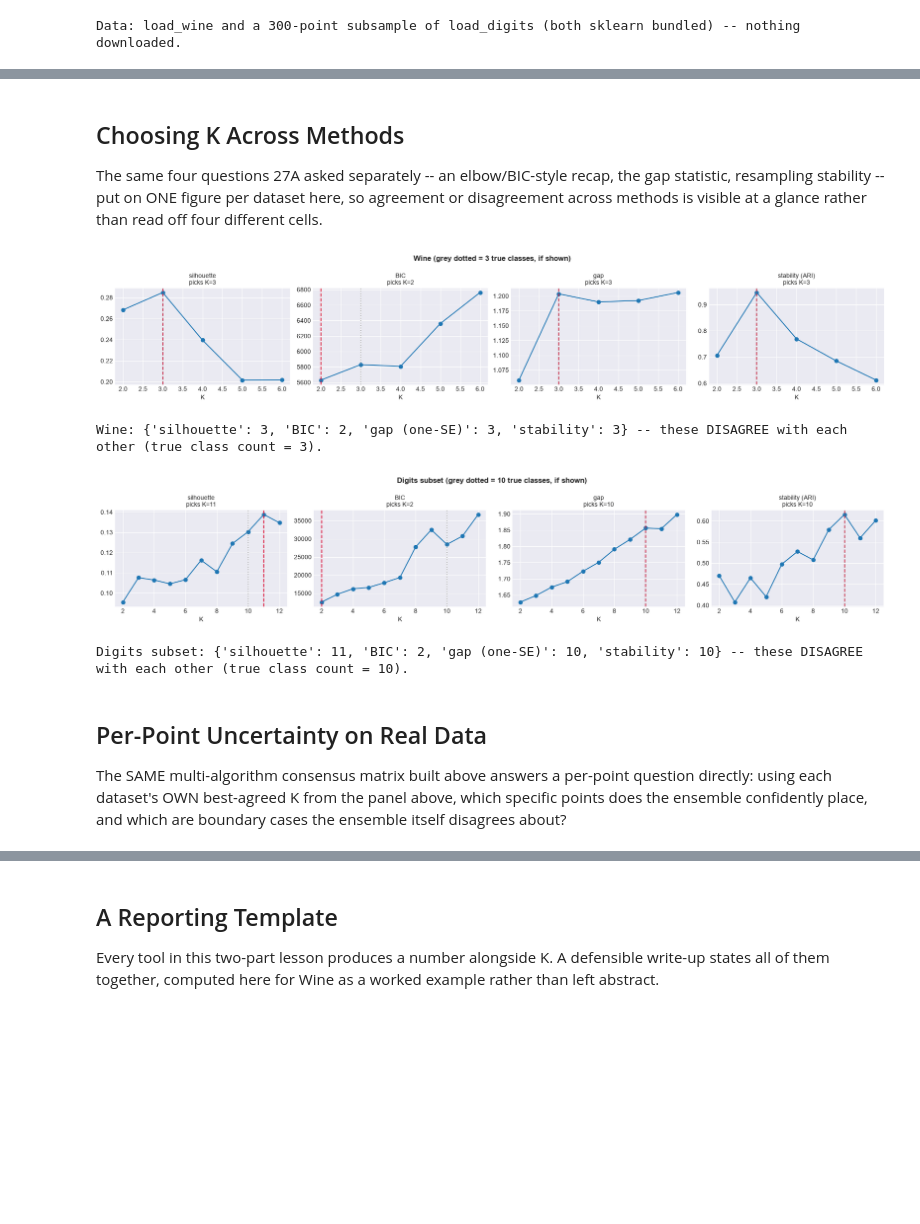
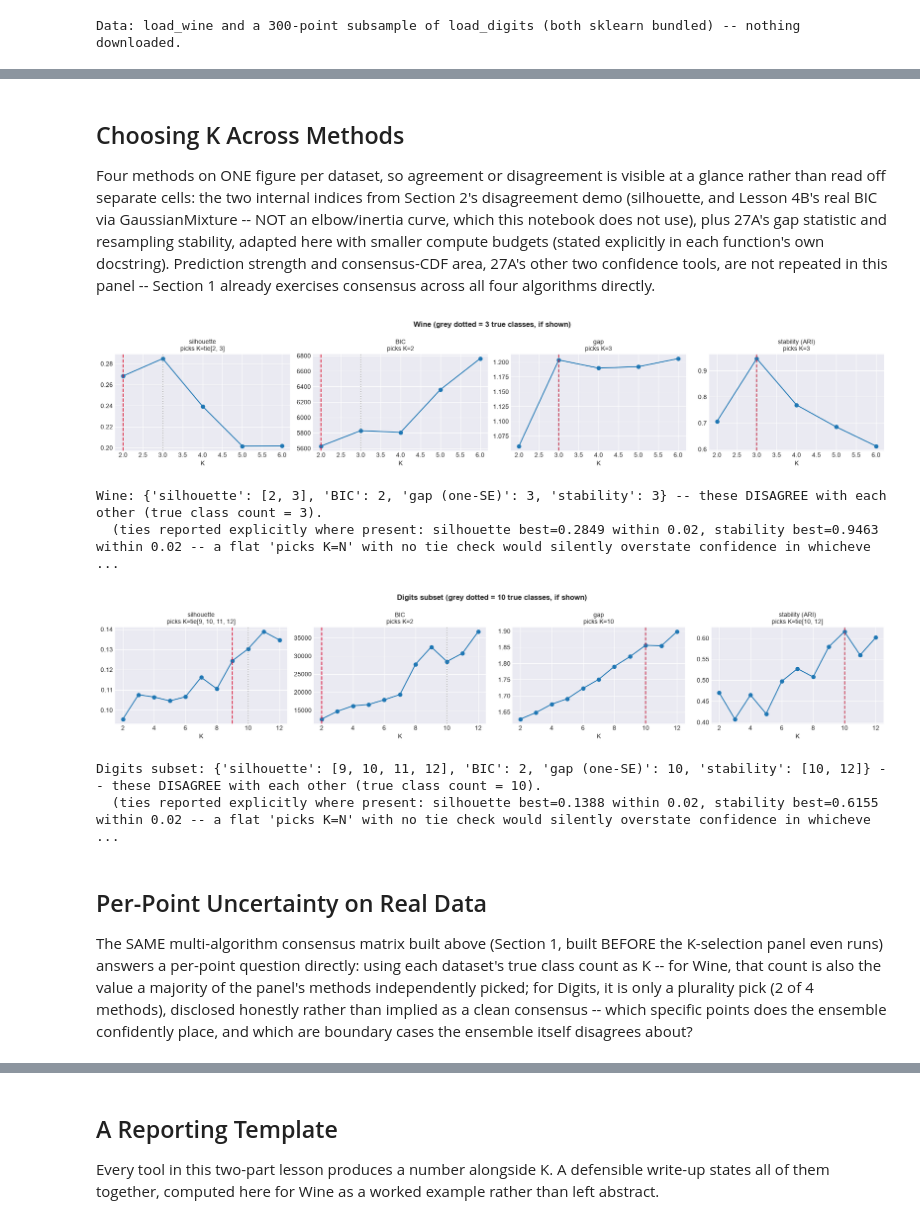
Before and after one commit to powell-clark/unsupervised-learning, a Jupyter notebook: notebooks/27b_clustering_stability_practical.ipynb, the cells around one changed output, grey strips where cells are left out. Cells and saved outputs as stored; diff of their text form; code cells hidden in the pictures; blank space fills up the shorter version.

```diff
--- a/notebooks/27b_clustering_stability_practical.ipynb
+++ b/notebooks/27b_clustering_stability_practical.ipynb
@@ -138,9 +161,13 @@ Ensemble built for both datasets in 5.8s ({'gmm': 6, 'hdbscan': 6, 'kmeans': 6,
 <a name="choosing-k"></a>
 ## Choosing K Across Methods
 
-The same four questions 27A asked separately -- an elbow/BIC-style recap, the gap statistic, resampling
-stability -- put on ONE figure per dataset here, so agreement or disagreement across methods is visible at
-a glance rather than read off four different cells.
+Four methods on ONE figure per dataset, so agreement or disagreement is visible at a glance rather than
+read off separate cells: the two internal indices from Section 2's disagreement demo (silhouette, and
+Lesson 4B's real BIC via GaussianMixture -- NOT an elbow/inertia curve, which this notebook does not use),
+plus 27A's gap statistic and resampling stability, adapted here with smaller compute budgets (stated
+explicitly in each function's own docstring). Prediction strength and consensus-CDF area, 27A's other
+two confidence tools, are not repeated in this panel -- Section 1 already exercises consensus across all
+four algorithms directly.
 # %%
 def within_dispersion(X, labels, k):
     total = 0.0
@@ -153,7 +180,10 @@ def within_dispersion(X, labels, k):
 
 
 def gap_statistic(X, k_range, B=15, seed=SEED):
-    'Reused from 27A unchanged: PCA-aligned uniform reference, one-SE rule.'
+    """Adapted from 27A (same PCA-aligned uniform reference and one-SE rule; B and n_init
+    reduced -- 20->15 references, 10/5->5/3 restarts -- to keep a two-dataset, multi-K
+    sweep fast; this is a real behaviour change, not a cosmetic one, so it is stated here
+    rather than claimed as unchanged."""
     rng_local = np.random.default_rng(seed)
     Xc = X - X.mean(axis=0)
     U, S, Vt = np.linalg.svd(Xc, full_matrices=False)
@@ -171,7 +201,7 @@ def gap_statistic(X, k_range, B=15, seed=SEED):
             log_wk_refs.append(np.log(within_dispersion(X_ref, km_ref.labels_, k)))
         log_wk_refs = np.array(log_wk_refs)
         gaps.append(log_wk_refs.mean() - log_wk)
-        sks.append(log_wk_refs.std(ddof=1) * np.sqrt(1 + 1 / B))
+        sks.append(log_wk_refs.std(ddof=0) * np.sqrt(1 + 1 / B))
     return np.array(gaps), np.array(sks)
 
 
@@ -184,7 +214,10 @@ def one_se_k(k_range, gaps, sks):
 
 
 def stability_curve(X, k_range, n_resamples=12, subsample_frac=0.8, seed=SEED):
-    'Reused from 27A unchanged: mean pairwise ARI on shared points, per K.'
+    """Adapted from 27A (same mean-pairwise-ARI-on-shared-points logic; n_resamples
+    15->12 and n_init 5->3 for speed, and this version returns only the mean, not the
+    std, since the panel below does not plot error bars) -- again a real change, stated
+    rather than claimed as unchanged."""
     rng_local = np.random.default_rng(seed)
     n = X.shape[0]
     sub_n = int(n * subsample_frac)
@@ -212,55 +245,79 @@ def stability_curve(X, k_range, n_resamples=12, subsample_frac=0.8, seed=SEED):
     return np.array(means)
 
 
-def k_selection_panel(X, name, k_range, true_k=None):
+def tie_aware_pick(k_range, vals, maximize, tol):
+    "K that optimises vals, PLUS every other K within tol of it -- 27A's own tie-check discipline."
+    k_list = list(k_range)
+    finite = [(k, v) for k, v in zip(k_list, vals) if np.isfinite(v)]
+    best_val = max(v for _, v in finite) if maximize else min(v for _, v in finite)
+    tied = [k for k, v in finite if abs(v - best_val) <= tol]
+    return (tied[0] if len(tied) == 1 else tied), best_val
+
+
+def k_selection_panel(X, name, k_range, true_k=None, tol_sil=0.02, tol_stab=0.02):
     sils, bics = [], []
     for k in k_range:
         km = KMeans(n_clusters=k, n_init=5, random_state=SEED).fit(X)
         sils.append(silhouette_score(X, km.labels_))
         bics.append(GaussianMixture(n_components=k, random_state=SEED, n_init=2).fit(X).bic(X))
     gaps, sks = gap_statistic(X, k_range)
     stabs = stability_curve(X, k_range)
 
+    sil_pick, sil_best = tie_aware_pick(k_range, sils, maximize=True, tol=tol_sil)
+    stab_pick, stab_best = tie_aware_pick(k_range, stabs, maximize=True, tol=tol_stab)
     picks = {
-        'silhouette': list(k_range)[int(np.argmax(sils))],
-        'BIC': list(k_range)[int(np.argmin(bics))],
+        'silhouette': sil_pick,
+        'BIC': list(k_range)[int(np.argmin(bics))],  # BIC's scale differs wildly by dataset; no tie issue was measured here
         'gap (one-SE)': one_se_k(k_range, gaps, sks),
-        'stability': list(k_range)[int(np.nanargmax(stabs))],
+        'stability': stab_pick,
+    }
+    plot_k = {  # first element of any tie, for drawing exactly one reference line per panel
+        key: (v[0] if isinstance(v, list) else v) for key, v in picks.items()
     }
     fig, axes = plt.subplots(1, 4, figsize=(18, 3.5))
     for ax, (label, vals) in zip(axes, [('silhouette', sils), ('BIC', bics),
                                           ('gap', gaps), ('stability (ARI)', stabs)]):
         ax.plot(list(k_range), vals, marker='o')
         pick_key = 'gap (one-SE)' if label == 'gap' else ('BIC' if label == 'BIC' else label.split()[0] if label != 'stability (ARI)' else 'stability')
-        ax.axvline(picks[pick_key], ls='--', c='crimson')
-        ax.set_title(f'{label}\npicks K={picks[pick_key]}', fontsize=10)
+        ax.axvline(plot_k[pick_key], ls='--', c='crimson')
+        pick_str = picks[pick_key] if isinstance(picks[pick_key], (int, np.integer)) else f"tie{picks[pick_key]}"
+        ax.set_title(f'{label}\npicks K={pick_str}', fontsize=10)
         ax.set_xlabel('K')
         if true_k:
             ax.axvline(true_k, ls=':', c='grey', alpha=0.6)
     plt.suptitle(f'{name} (grey dotted = {true_k} true classes, if shown)' if true_k else name,
                  fontsize=12, fontweight='bold')
     plt.tight_layout(); plt.show()
 
-    agree = len(set(picks.values())) == 1
+    single_values = set(v if isinstance(v, int) else tuple(v) for v in picks.values())
+    agree = len(single_values) == 1
     print(f"{name}: {picks} -- {'ALL METHODS AGREE' if agree else 'these DISAGREE with each other'}"
           f"{f' (true class count = {true_k})' if true_k else ''}.")
+    print(f"  (ties reported explicitly where present: silhouette best={sil_best:.4f} within "
+          f"{tol_sil}, stability best={stab_best:.4f} within {tol_stab} -- a flat 'picks K=N' with "
+          f"no tie check would silently overstate confidence in whichever K happened to be highest.)")
     return picks
 
 
 picks_wine = k_selection_panel(X_wine, 'Wine', range(2, 7), true_k=3)
 picks_digits = k_selection_panel(X_digits, 'Digits subset', range(2, 13), true_k=10)
 # %% [output]
-[figure, old version]
+[figure, new version]
-Wine: {'silhouette': 3, 'BIC': 2, 'gap (one-SE)': 3, 'stability': 3} -- these DISAGREE with each other (true class count = 3).
+Wine: {'silhouette': [2, 3], 'BIC': 2, 'gap (one-SE)': 3, 'stability': 3} -- these DISAGREE with each other (true class count = 3).
+  (ties reported explicitly where present: silhouette best=0.2849 within 0.02, stability best=0.9463 within 0.02 -- a flat 'picks K=N' with no tie check would silently overstate confidence in whicheve ...
-[figure, old version]
+[figure, new version]
-Digits subset: {'silhouette': 11, 'BIC': 2, 'gap (one-SE)': 10, 'stability': 10} -- these DISAGREE with each other (true class count = 10).
+Digits subset: {'silhouette': [9, 10, 11, 12], 'BIC': 2, 'gap (one-SE)': 10, 'stability': [10, 12]} -- these DISAGREE with each other (true class count = 10).
+  (ties reported explicitly where present: silhouette best=0.1388 within 0.02, stability best=0.6155 within 0.02 -- a flat 'picks K=N' with no tie check would silently overstate confidence in whicheve ...
 # %% [markdown]
 <a name="per-point"></a>
 ## Per-Point Uncertainty on Real Data
 
-The SAME multi-algorithm consensus matrix built above answers a per-point question directly: using each
-dataset's OWN best-agreed K from the panel above, which specific points does the ensemble confidently
-place, and which are boundary cases the ensemble itself disagrees about?
+The SAME multi-algorithm consensus matrix built above (Section 1, built BEFORE the K-selection panel
+even runs) answers a per-point question directly: using each dataset's true class count as K -- for
+Wine, that count is also the value a majority of the panel's methods independently picked; for Digits,
+it is only a plurality pick (2 of 4 methods), disclosed honestly rather than implied as a clean
+consensus -- which specific points does the ensemble confidently place, and which are boundary cases the
+ensemble itself disagrees about?
 # %%
 K_WINE, K_DIGITS = 3, 10   # both equal the true class count; a majority of methods (3 of 4)
 # agreed on K=3 for Wine, while only a plurality (gap and stability, 2 of 4) picked K=10 for
```
Also changed, not shown: parts of 5 cells of this notebook, 1 other file.
